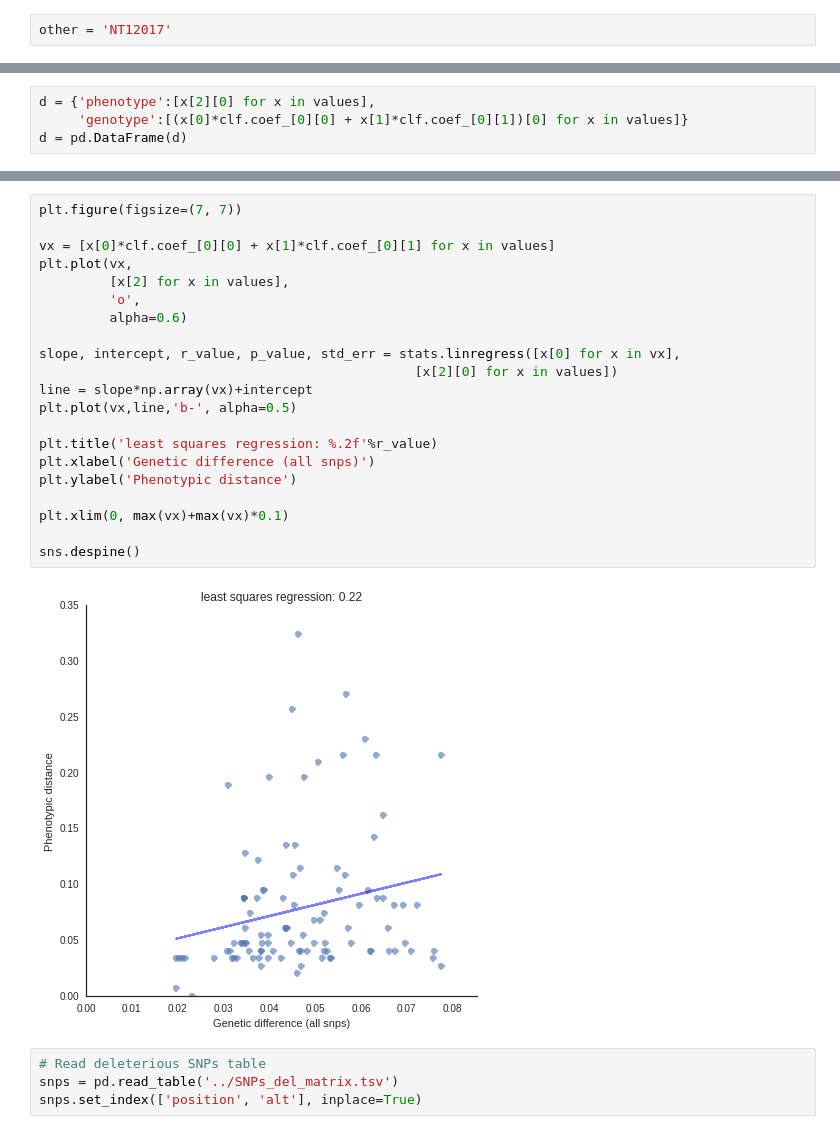
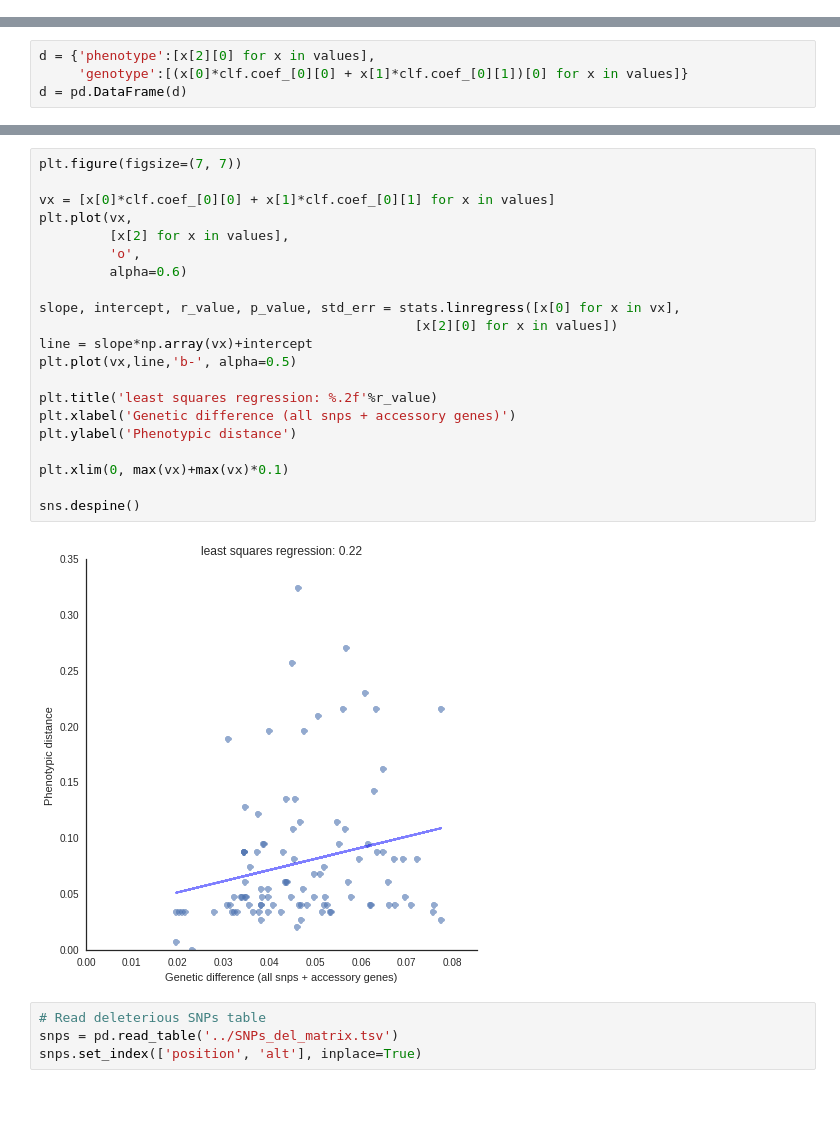
Before and after one commit to mgalardini/screenings, a Jupyter notebook: notebooks/phenotypes_genetics.ipynb, the cells around one changed output, grey strips where cells are left out. Cells and saved outputs as stored; diff of their text form; blank space fills up the shorter version.

```diff
--- a/notebooks/phenotypes_genetics.ipynb
+++ b/notebooks/phenotypes_genetics.ipynb
@@ -56,8 +56,6 @@ f.index = [f.index[i].split()[0] for i in range(len(f.index))]
 v = a[f < 0.05]
 # %%
 wt = 'NT12001'
-# %%
-other = 'NT12017'
 # %%
 phen_dist = {}
 for other in v.index:
@@ -176,26 +160,26 @@ pass
 # %%
 plt.figure(figsize=(7, 7))
 
 vx = [x[0]*clf.coef_[0][0] + x[1]*clf.coef_[0][1] for x in values]
 plt.plot(vx,
          [x[2] for x in values],
          'o',
          alpha=0.6)
 
 slope, intercept, r_value, p_value, std_err = stats.linregress([x[0] for x in vx],
                                                 [x[2][0] for x in values])
 line = slope*np.array(vx)+intercept
 plt.plot(vx,line,'b-', alpha=0.5)
 
 plt.title('least squares regression: %.2f'%r_value)
-plt.xlabel('Genetic difference (all snps)')
+plt.xlabel('Genetic difference (all snps + accessory genes)')
 plt.ylabel('Phenotypic distance')
 
 plt.xlim(0, max(vx)+max(vx)*0.1)
 
 sns.despine()
 # %% [output]
-[figure, old version]
+[figure, new version]
 # %%
 # Read deleterious SNPs table
 snps = pd.read_table('../SNPs_del_matrix.tsv')
```
Also changed, not shown: parts of 4 cells of this notebook.
